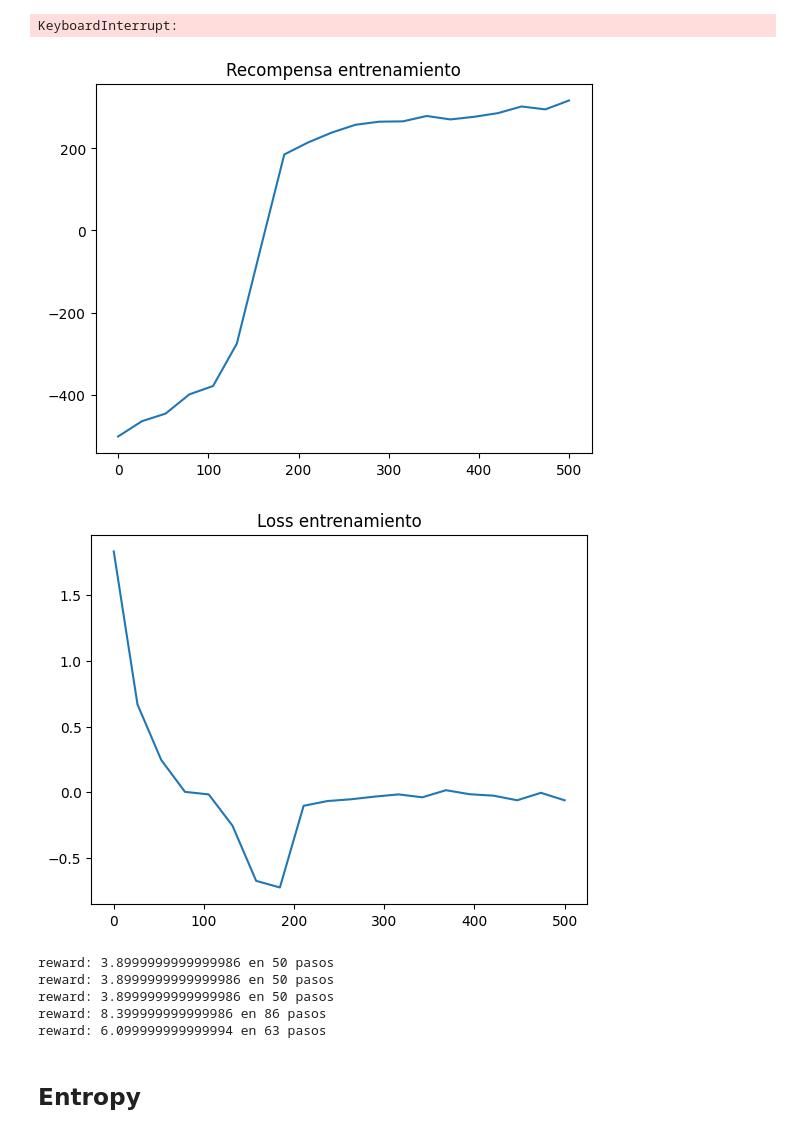
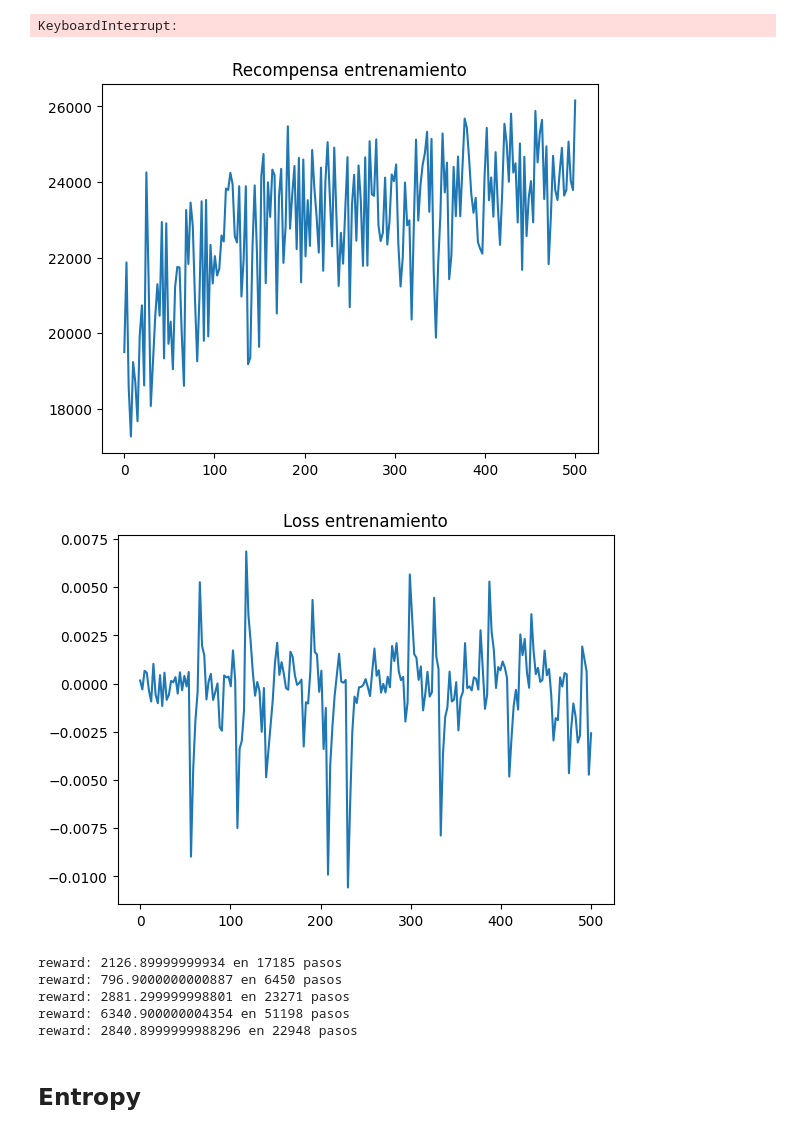
Before and after one commit to ArcaloJade/TPF-RL-LopezVilaclara-Costantini-Lewit, a Jupyter notebook: proyecto.ipynb, the cells around one changed output. Cells and saved outputs as stored; diff of their text form; code cells hidden in the pictures.

```diff
--- a/proyecto.ipynb
+++ b/proyecto.ipynb
@@ -179,28 +179,28 @@ Guardando modelos...
 Epoch 355/500 -- reward: 60441.60
 KeyboardInterrupt:
 # %%
-modelo_entrenado = "PPO_Model_GAE_1"
+modelo_entrenado = "PPO_Model_GAE_v2"
 env = gymnasium.make("FlappyBird-v0", use_lidar=False)
 PPO = PPO_Clip_GAE(hiperparams )
 plot_metrics(modelo_entrenado, hiperparams)
 
 policy_net = PolicyNet(12, 2)
 
 policy_net.load_state_dict(torch.load(f"trained_net/{modelo_entrenado}/flappy_actor.pth"))
 policy_net.eval()
 
 PPO.policy_net = policy_net
 
 PPO.evaluate(env, 5)
 env.close()
 # %% [output]
-[figure, old version]
+[figure, new version]
-[figure, old version]
+[figure, new version]
-reward: 3.8999999999999986 en 50 pasos
-reward: 3.8999999999999986 en 50 pasos
-reward: 3.8999999999999986 en 50 pasos
-reward: 8.399999999999986 en 86 pasos
-reward: 6.099999999999994 en 63 pasos
+reward: 2126.89999999934 en 17185 pasos
+reward: 796.9000000000887 en 6450 pasos
+reward: 2881.299999998801 en 23271 pasos
+reward: 6340.900000004354 en 51198 pasos
+reward: 2840.8999999988296 en 22948 pasos
 # %% [markdown]
 ## Entropy
 # %%
```
Also changed, not shown: 4 other files.
